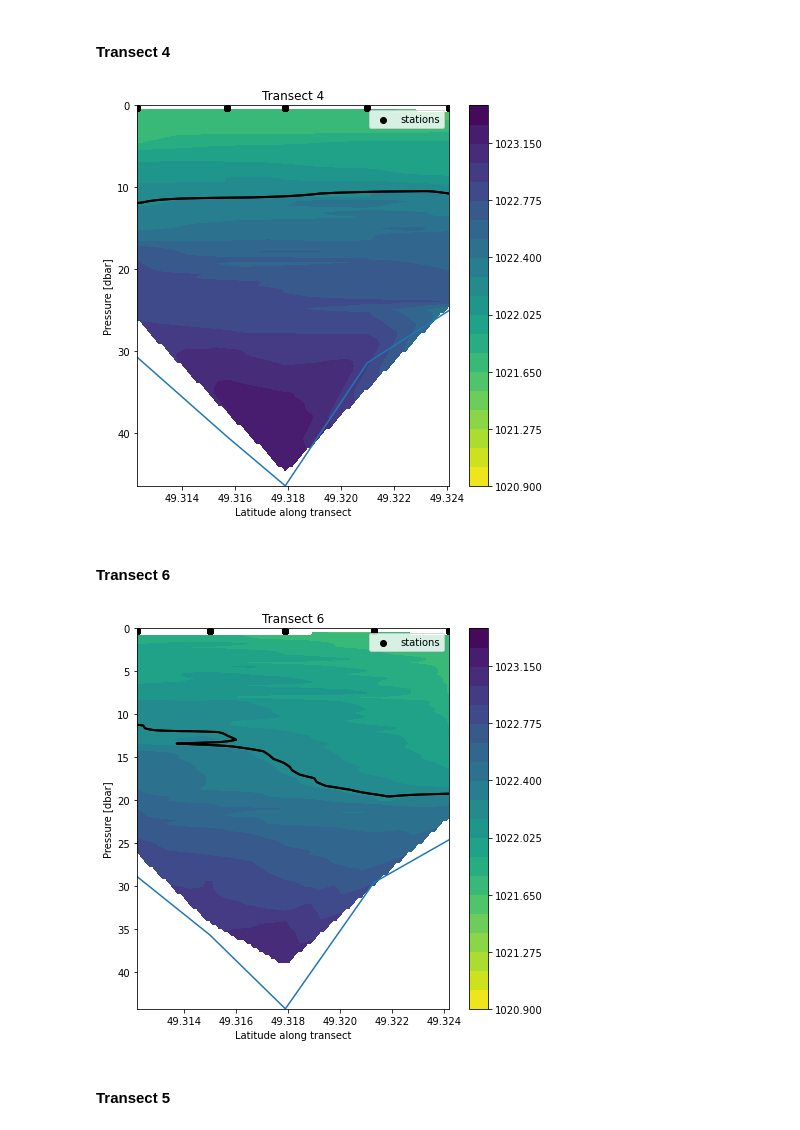
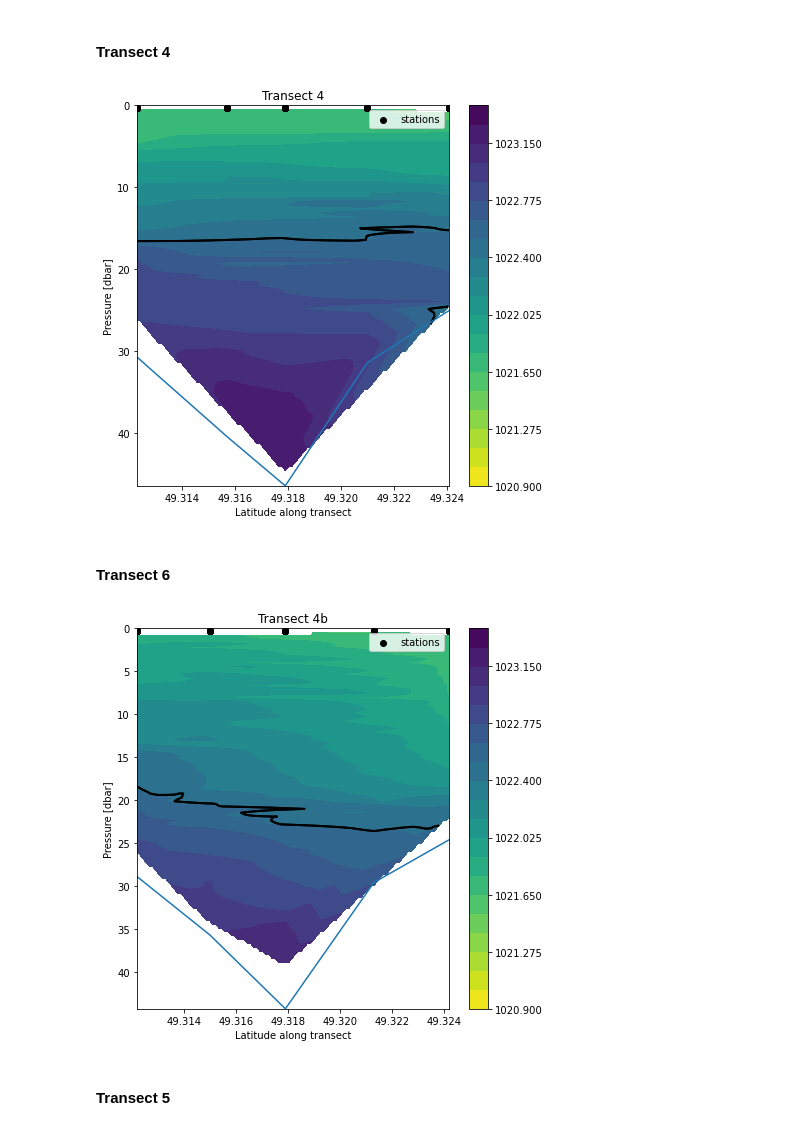
Before and after one commit to rbeutel/EOSC573, a Jupyter notebook: project/CTDanalysis.ipynb, the cells around one changed output. Saved outputs shown, nothing was run; the diff lists cells and outputs as text; code cells hidden in the pictures.

```diff
--- a/project/CTDanalysis.ipynb
+++ b/project/CTDanalysis.ipynb
@@ -287,7 +287,7 @@ yi = np.linspace(0, max(bottomdepth), ngridy)
 zi = griddata((lat, seadepth), density, (xi[None, :], yi[:, None]), method='linear')
 
 plt.figure(figsize=(7,7))
-plt.contour(xi, yi, zi, [1022.25,1022.2501], linewidths=2, colors='k')
+plt.contour(xi, yi, zi, [1022.51,1022.5101], linewidths=2, colors='k')
 # plt.contour(xi, yi, zi, levels, linewidths=0.5, colors='k')
 plt.contourf(xi, yi, zi, levels, cmap="viridis_r")
 plt.colorbar()
@@ -302,7 +302,7 @@ plt.legend()
 
 plt.savefig('rho_tr4.png')
 # %% [output]
-[figure, old version]
+[figure, new version]
 # %% [markdown]
 #### Transect 6
 # %%
@@ -318,31 +318,31 @@ bottomlat = list(dict.fromkeys([df.lat[i] for i in range(len(df)) if df.transect
 # %%
 # Create grid values first.
 ngridx = 100
 ngridy = 100
 xi = np.linspace(min(lat),max(lat), ngridx)
 yi = np.linspace(0, max(bottomdepth), ngridy)
 
 #DENSITY
 # Linearly interpolate the data (x, y) on a grid defined by (xi, yi).
 zi = griddata((lat, seadepth), density, (xi[None, :], yi[:, None]), method='linear')
 
 plt.figure(figsize=(7,7))
-plt.contour(xi, yi, zi, [1022.25,1022.2501], linewidths=2, colors='k')
+plt.contour(xi, yi, zi, [1022.51,1022.5101], linewidths=2, colors='k')
 # plt.contour(xi, yi, zi, levels, linewidths=0.5, colors='k')
 plt.contourf(xi, yi, zi, levels, cmap="viridis_r")
 plt.colorbar()
 #depth
 plt.plot(bottomlat, bottomdepth)
 plt.axis([min(lat),max(lat),max(bottomdepth),0])
-plt.title('Transect 6')
+plt.title('Transect 4b')
 plt.ylabel('Pressure [dbar]')
 plt.xlabel('Latitude along transect')
 plt.scatter(lat,top, c='k', label='stations')
 plt.legend()
 
 plt.savefig('rho_tr6.png')
 # %% [output]
-[figure, old version]
+[figure, new version]
 # %% [markdown]
 #### Transect 5
 # %%
```
Also changed, not shown: parts of 11 cells of this notebook, 8 other files.
